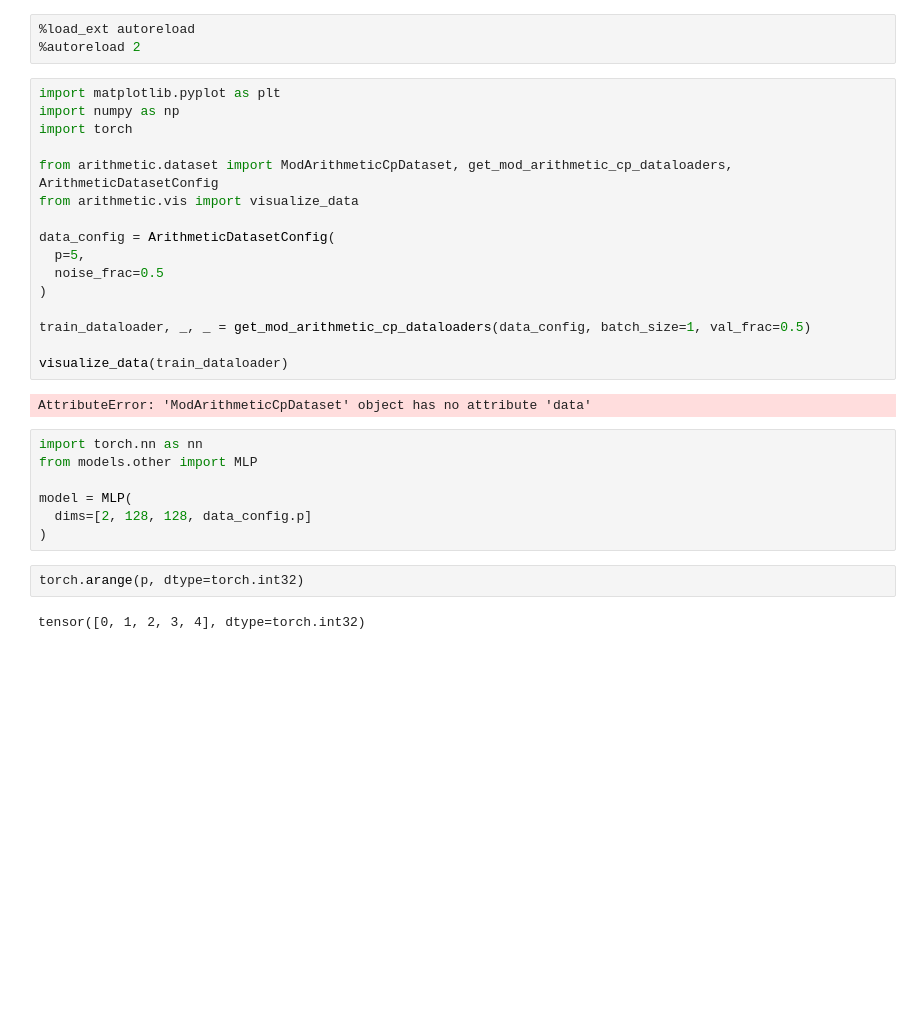
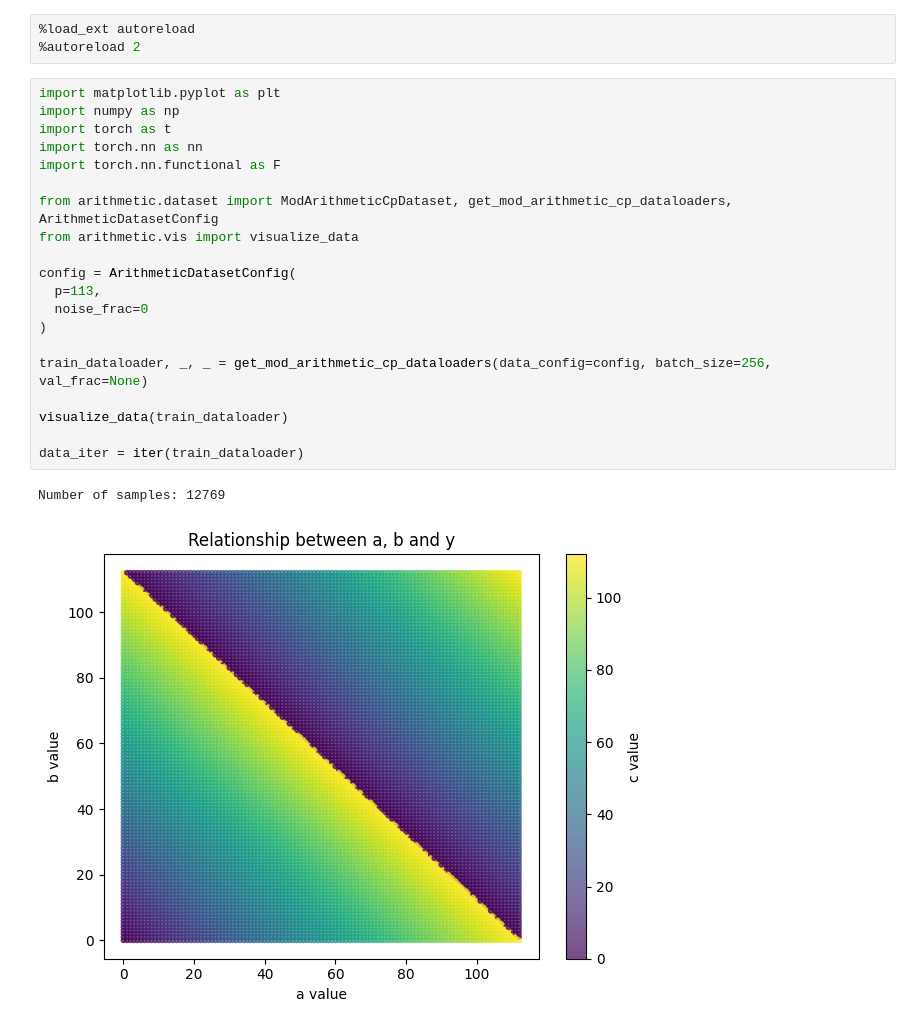
Before and after one commit to uzairname/manifold-learning, a Jupyter notebook: arithmetic.ipynb, the cells around one changed output. Drawn from its saved outputs; the diff is of its cells as text; blank space fills up the shorter version.

```diff
--- a/arithmetic.ipynb
+++ b/arithmetic.ipynb
@@ -4,29 +4,23 @@
 # %%
 import matplotlib.pyplot as plt
 import numpy as np
-import torch
+import torch as t
+import torch.nn as nn
+import torch.nn.functional as F
 
 from arithmetic.dataset import ModArithmeticCpDataset, get_mod_arithmetic_cp_dataloaders, ArithmeticDatasetConfig
 from arithmetic.vis import visualize_data
 
-data_config = ArithmeticDatasetConfig(
-  p=5,
-  noise_frac=0.5
+config = ArithmeticDatasetConfig(
+  p=113,
+  noise_frac=0
 )
 
-train_dataloader, _, _ = get_mod_arithmetic_cp_dataloaders(data_config, batch_size=1, val_frac=0.5)
+train_dataloader, _, _ = get_mod_arithmetic_cp_dataloaders(data_config=config, batch_size=256, val_frac=None)
 
 visualize_data(train_dataloader)
+
+data_iter = iter(train_dataloader)
 # %% [output]
-AttributeError: 'ModArithmeticCpDataset' object has no attribute 'data'
+Number of samples: 12769
+[figure, added]
-# %%
-import torch.nn as nn
-from models.other import MLP
-
-model = MLP(
-  dims=[2, 128, 128, data_config.p]
-)
-# %%
-torch.arange(p, dtype=torch.int32)
-# %% [output]
-tensor([0, 1, 2, 3, 4], dtype=torch.int32)
```
Also changed, not shown: parts of 3 cells of this notebook, 3 other files.
